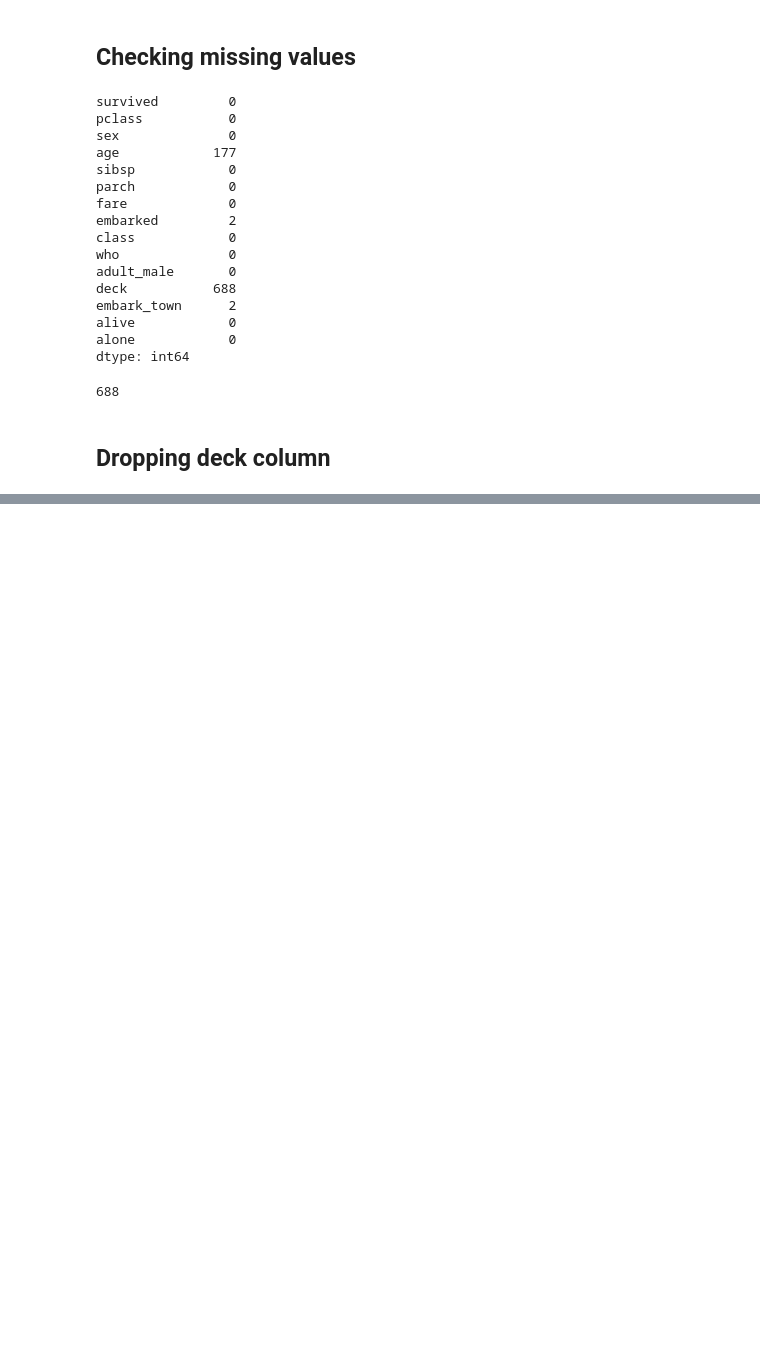
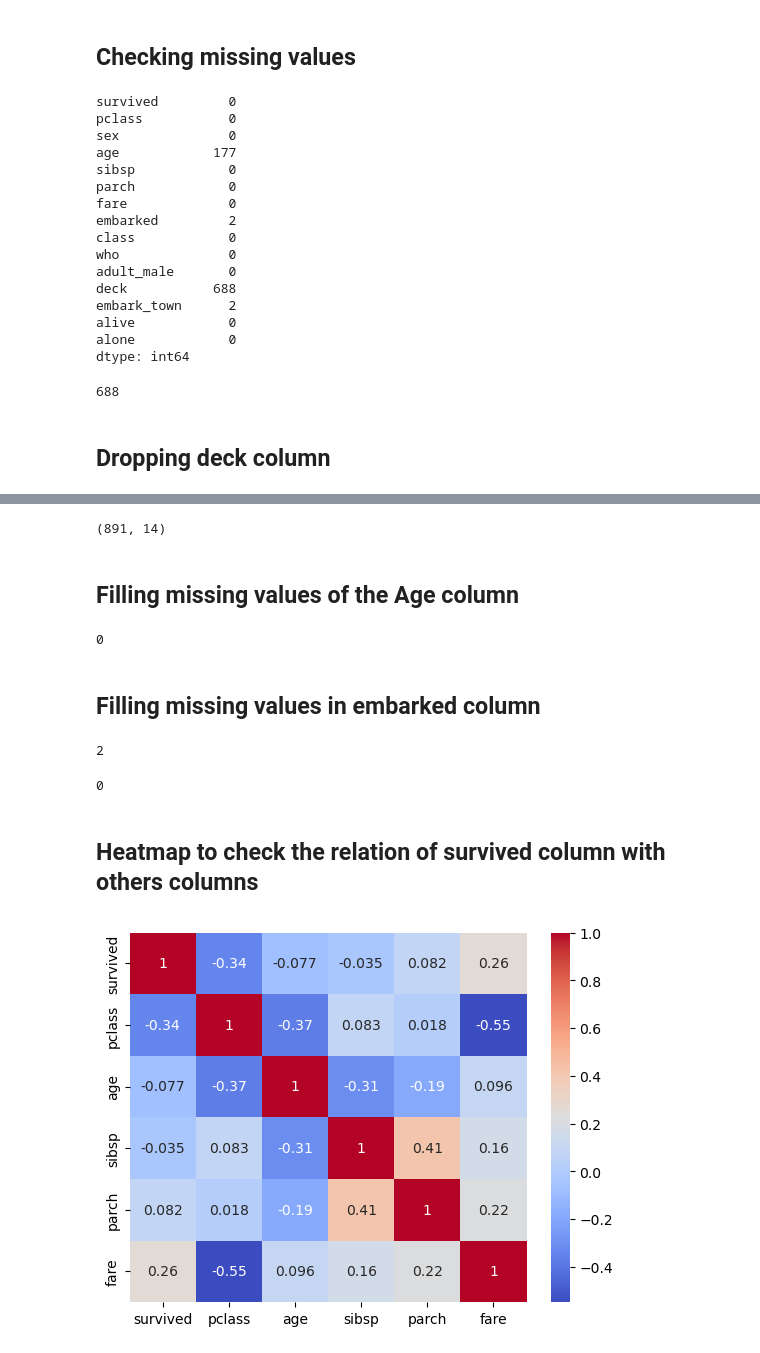
Before and after one commit to Jawad-Muzafar/Machine-Learning, a Jupyter notebook: Titanic Survived Predication/ml.ipynb, the cells around one changed output, grey strips where cells are left out. Cells and saved outputs as stored; diff of their text form; code cells hidden in the pictures; blank space fills up the shorter version.

```diff
--- a/Titanic Survived Predication/ml.ipynb
+++ b/Titanic Survived Predication/ml.ipynb
@@ -91,3 +111,5 @@ df['deck'].isnull().sum()
 688
 # %% [markdown]
 ## **Dropping deck column**
+# %%
+df.drop(columns=['deck'], inplace=True)
@@ -93,0 +125,38 @@ df['deck'].isnull().sum()
+# %%
+df.shape
+# %% [output]
+(891, 14)
+# %% [markdown]
+## **Filling missing values of the Age column**
+# %%
+from sklearn.impute import SimpleImputer
+imputer=SimpleImputer()
+df['age']=imputer.fit_transform(df[['age']]).ravel()
+# %%
+df['age'].isnull().sum()
+# %% [output]
+0
+# %% [markdown]
+## **Filling missing values in embarked column**
+# %%
+df['embarked'].isnull().sum()
+# %% [output]
+2
+# %%
+from sklearn.impute import SimpleImputer
+imputer=SimpleImputer(strategy='most_frequent')
+df['embarked']=imputer.fit_transform(df[['embarked']]).ravel()
+# %%
+df['embarked'].isnull().sum()
+# %% [output]
+0
+# %% [markdown]
+## **Heatmap to check the relation of survived column with others columns**
+# %%
+df_corr=df.select_dtypes(include=[np.number])
+# %%
+## Heatmap to check the relationship between the features and the target variable
+sns.heatmap(df_corr.corr(), annot=True, cmap='coolwarm')
+plt.show()
+# %% [output]
+[figure, added]
```
Also changed, not shown: parts of 4 cells of this notebook.
